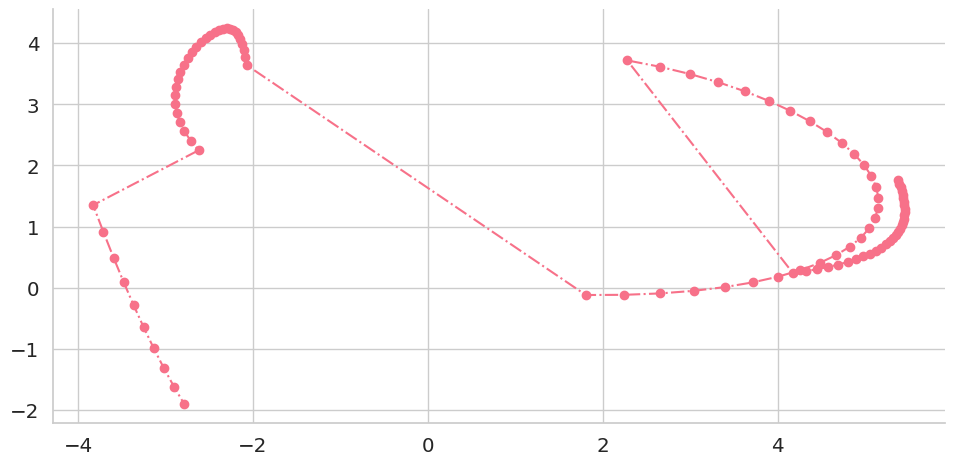
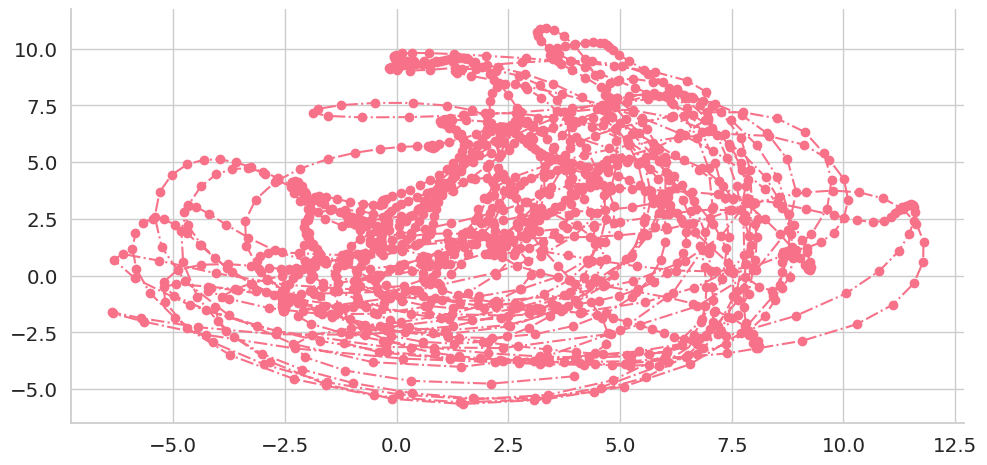
The notebook cell's code change between the first figure and the second:
--- before
+++ after
@@ -4,8 +4,8 @@
     't 1 dim -> t dim',
 )
-data['observation'] = rearrange(
-    data['observation'],
-    't 1 dim -> t dim',
-)
+# data['observation'] = rearrange(
+#     data['observation'],
+#     't 1 dim -> t dim',
+# )
 data['true_state'] = pd.DataFrame(
     data['true_state'].cpu().numpy(),
@@ -13,9 +13,9 @@
     columns=[f'true_state_dim_{d}' for d in range(dynamics.cfg.state_dimension)],
 )
-data['observation'] = pd.DataFrame(
-    data['observation'].cpu().numpy(),
-    index=range(data['observation'].shape[0]),
-    columns=[f'observation_dim_{d}' for d in range(dynamics.cfg.state_dimension)],
-)
+# data['observation'] = pd.DataFrame(
+#     data['observation'].cpu().numpy(),
+#     index=range(data['observation'].shape[0]),
+#     columns=[f'observation_dim_{d}' for d in range(dynamics.cfg.state_dimension)],
+# )
 data['times'] = pd.DataFrame(
     data['times'].cpu().numpy(),
@@ -23,5 +23,7 @@
     columns=['Time'],
 )
-df = pd.concat([data[k] for k in ('times', 'true_state', 'observation')], axis=1)
+df = pd.concat([data[k] for k in (
+    'times', 'true_state', #'observation'
+)], axis=1)
 plot = (
     sns.FacetGrid(
@@ -29,22 +31,7 @@
         height=5,
         aspect=2,
-        # hue='Time',
-        # hue='Source',
-        # style='Source',
-        # markers=True,
-        # hue_order=['true_state', 'predicted_state_mean'],
     )
-    # .set(ylim=(-1.5, 1.5))
 )
 for (row, col, hue), data in plot.facet_data():
     ax = plot.axes[row][col]
     ax.plot('true_state_dim_0', 'true_state_dim_1', 'o-.', data=data)
-# sns.move_legend(
-#     plot,
-#     loc='upper center',
-#     ncol=min(len(df_line['Source'].unique()), 3),
-#     title='',
-#     bbox_to_anchor=(.455, 1.12),
-#     frameon=True,
-#     fancybox=True,
-# )

Commit: update dataset visualization notebooks